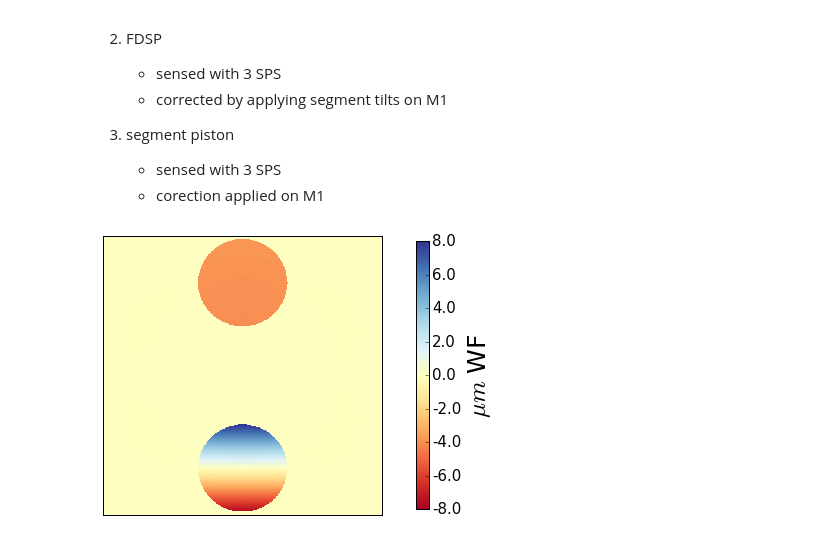
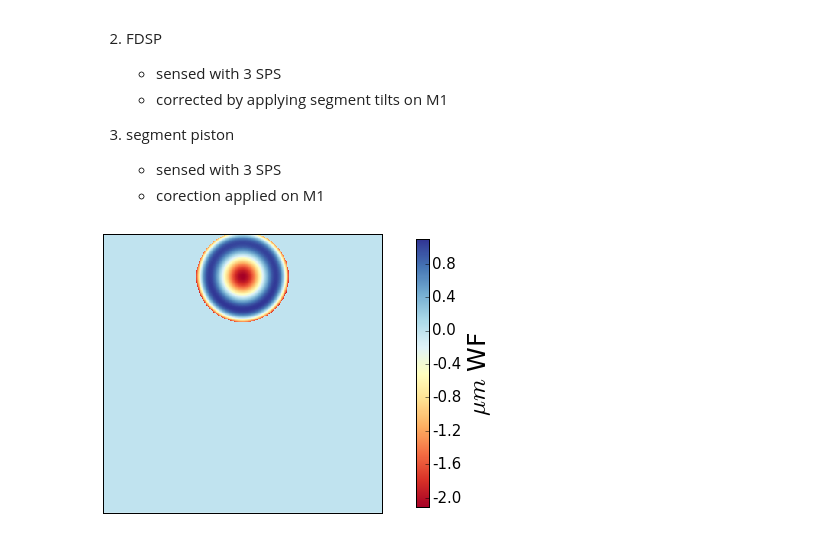
Before and after one commit to rconan/CEO, a Jupyter notebook: notebooks/FDSP_control-v2.ipynb, the cells around one changed output. Cells and saved outputs as stored; diff of their text form; code cells hidden in the pictures.

```diff
--- a/notebooks/FDSP_control-v2.ipynb
+++ b/notebooks/FDSP_control-v2.ipynb
@@ -13,0 +12,3 @@ import scipy.io as sio
+# %%
+## Generic simulation parameters
+VISU = True   # show graphic displays
@@ -116,0 +209,17 @@ def visu_SegmentPistonSensor(PS,a):
+# %%
+# Field aberrations in the off-axis performance directions (sfgs)
+sfgs.reset()
+gmt.propagate(sfgs)
+sf_rms0 = sfgs.wavefront.rms()*1e9
+print '--> max WF RMS at the edge of the field: %3.2f nm WF RMS'%np.max(sf_rms0)
+
+if VISU == True:
+    fig, ax2 = plt.subplots()
+    fig.set_size_inches((5,4))
+    contp = ax2.contourf(sfx, sfy, sf_rms0.reshape(len(sfx),-1))
+    clb = fig.colorbar(contp, ax=ax2)
+    ax2.grid()
+    ax2.tick_params(labelsize=12)
+    ax2.set_xlabel('field angle [arcsec]', fontsize=15)
+    clb.set_label('nm WF RMS', fontsize=15)
+    clb.ax.tick_params(labelsize=12)
@@ -338,70 +453,67 @@ gmt.reset()
 # %%
 ##### Apply a known Tilt to a particular segment on M1
 M1RotVec = np.array([  #arcsec
-            [200e-3,0,0] ,
+            [0,0,0], #[200e-3,0,0] ,
             [0,0,0],
             [0,0,0],
             [0,0,0],
             [0,0,0],
             [0,0,0],
             [0,0,0]]) * math.pi/180/3600
-
+#M1RotVec = myRotVec
 ##### Apply a known segment piston/translation to a particular segment on M1
 M1TrVec = np.array([  # meters surf
             [0,0,0],
             [0,0,0],
             [0,0,0],
-            [0,0,2e-6],
+            [0,0,0],
             [0,0,0],
             [0,0,0],
             [0,0,0]])
 
 for idx in range(7): gmt.M1.update(origin=M1TrVec[idx,:].tolist(), euler_angles=M1RotVec[idx,:].tolist(), idx=idx+1)
 
 ##### Apply a known Tilt to a particular segment on M2
 M2RotVec = np.array([  #arcsec
             [0,0,0] ,
             [0,0,0],
             [0,0,0],
             [0,0,0],
             [0,0,0],
             [0,0,0],
             [0,0,0]]) * math.pi/180/3600
 
 ##### Apply a known segment piston/translation to a particular segment on M2
 M2TrVec = np.array([  # meters surf
             [0,0,0],
             [0,0,0],
             [0,0,0],
             [0,0,0],
             [0,0,0],
             [0,0,0],
             [0,0,0]])
 
 for idx in range(7): gmt.M2.update(origin=M2TrVec[idx,:].tolist(), euler_angles=M2RotVec[idx,:].tolist(), idx=idx+1)
 
 # Apply a Zernike vector to a particular segment on M1
-mysegId = 2
-aidx = np.arange(0,n_zern)
+mysegId = 1
 a_M1 = np.zeros(n_zern)   #zernike coeffs, from piston Z1 to n_zern
-a_M1[1] = 500e-9      # m RMS surf
-#gmt.M1.zernike.a[mysegId-1,:] = a_M1
-#gmt.M1.zernike.update()
+a_M1[10] = 500e-9      # m RMS surf
+gmt.M1.zernike.a[mysegId-1,:] = a_M1
+#for mmmm in range(6): gmt.M1.zernike.a[mmmm,:] = a_M1
+gmt.M1.zernike.update()
 
-ongs.reset()
-gmt.propagate(ongs)
-
-fig, ax = plt.subplots()
-fig.set_size_inches(20,5)
-imm = ax.imshow(ongs.phase.host(units='micron'), interpolation='None',cmap='RdYlBu', vmin=-8, vmax=8)
-ax.tick_params(axis='both', which='both', bottom='off', top='off', labelbottom='off', right='off', left='off', labelleft='off')
-clb = fig.colorbar(imm, ax=ax, fraction=0.012, pad=0.03,format="%.1f")
-clb.set_label('$\mu m$ WF', fontsize=25)
-clb.ax.tick_params(labelsize=15)
-
-
-#plt.imshow(ongs.phase.host(units='nm')-ph_fda_on,interpolation='None')
+if VISU == True:
+    gmt.propagate(ongs)
+    fig, ax = plt.subplots()
+    fig.set_size_inches(20,5)
+    imm = ax.imshow(ongs.phase.host(units='micron'), interpolation='None',cmap='RdYlBu',origin='lower')#, vmin=-8, vmax=8)
+    ax.tick_params(axis='both', which='both', bottom='off', top='off', labelbottom='off', right='off', left='off', labelleft='off')
+    clb = fig.colorbar(imm, ax=ax, fraction=0.012, pad=0.03,format="%.1f")
+    clb.set_label('$\mu m$ WF', fontsize=25)
+    clb.ax.tick_params(labelsize=15)
+    ongs.reset()
 # %% [output]
-[figure, old version]
+[figure, new version]
 # %%
 ##### Close the loop !!!!!
```
Also changed, not shown: parts of 52 cells of this notebook, 2 other files.
